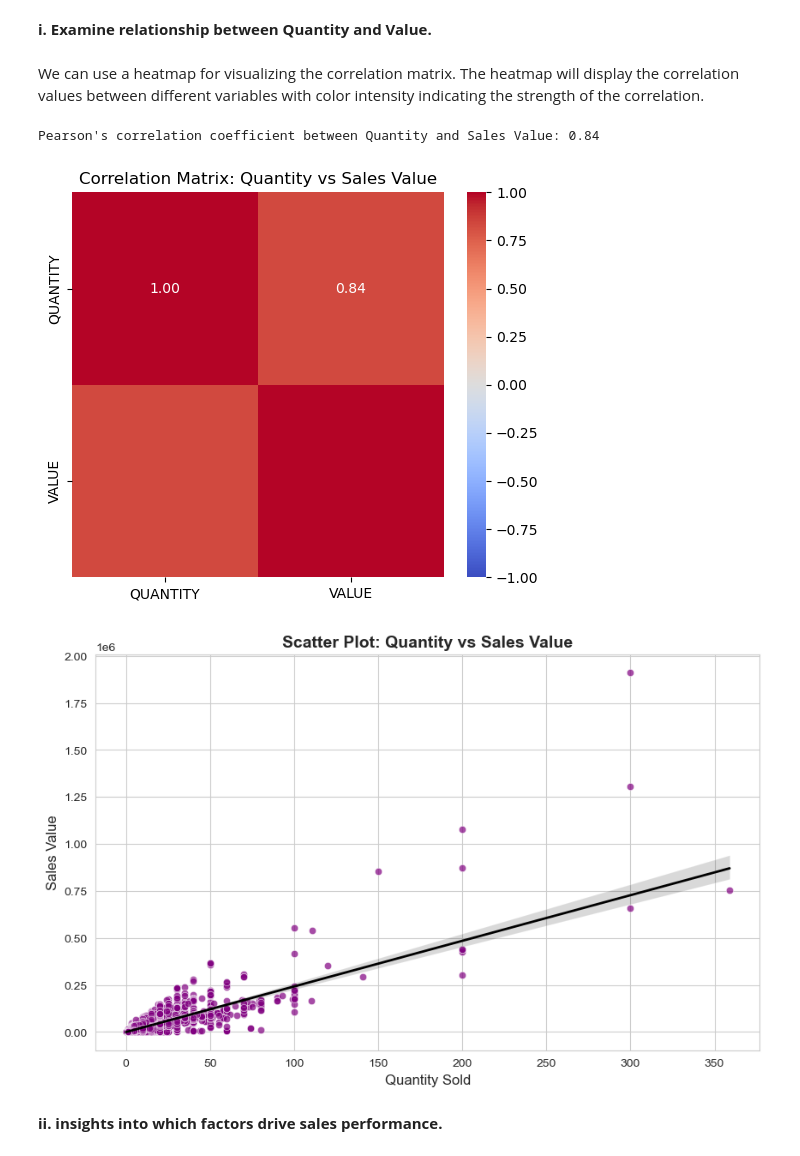
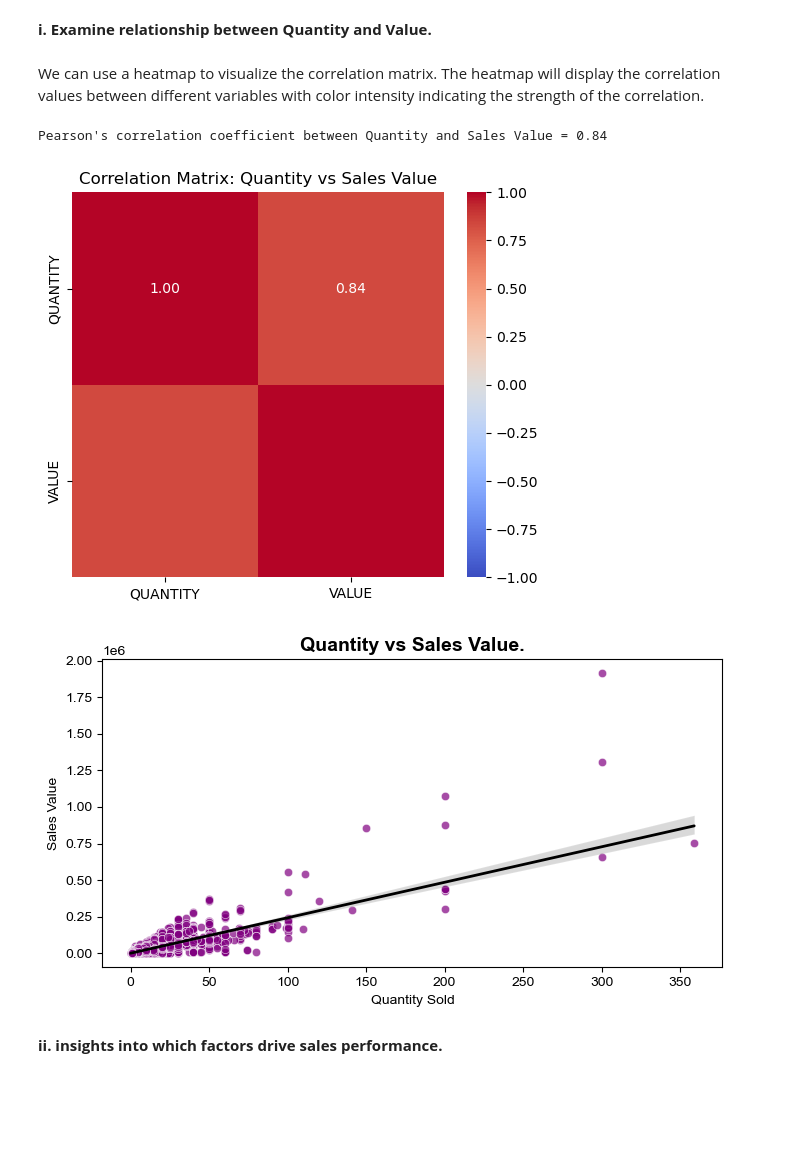
Before and after one commit to PaulMuniu/Kwanza-Tukule-Data-Analysis, a Jupyter notebook: Kwanza_Tukule.ipynb, the cells around one changed output. Drawn from its saved outputs; the diff is of its cells as text; code cells hidden in the pictures; blank space fills up the shorter version.

```diff
--- a/Kwanza_Tukule.ipynb
+++ b/Kwanza_Tukule.ipynb
@@ -813,54 +770,41 @@ Possible Reasons for Anomalies:
 # %% [markdown]
 **i. Examine relationship between Quantity and Value.**
 # %% [markdown]
-We can use a heatmap for visualizing the correlation matrix. The heatmap will display the correlation values between different variables with color intensity indicating the strength of the correlation.
+We can use a heatmap to visualize the correlation matrix. The heatmap will display the correlation values between different variables with color intensity indicating the strength of the correlation.
 # %%
-import seaborn as sns
-import matplotlib.pyplot as plt
 # Calculate Pearson's correlation coefficient
 correlation = data[['QUANTITY', 'VALUE']].corr().iloc[0, 1]
-print(f"Pearson's correlation coefficient between Quantity and Sales Value: {correlation:.2f}")
+print(f"Pearson's correlation coefficient between Quantity and Sales Value = {correlation:.2f}")
 
-# P
-
-# Compute the correlation matrix
+# correlation matrix
 correlation_matrix = data[['QUANTITY', 'VALUE']].corr()
 
-# Plot the correlation matrix using a heatmap
+# Plot the heatmap
 plt.figure(figsize=(6, 5))
 sns.heatmap(correlation_matrix, annot=True, cmap='coolwarm', fmt='.2f', vmin=-1, vmax=1, cbar=True)
 
 # Add title
 plt.title('Correlation Matrix: Quantity vs Sales Value')
-plt.show()
+plt.show();
 # %% [output]
-Pearson's correlation coefficient between Quantity and Sales Value: 0.84
+Pearson's correlation coefficient between Quantity and Sales Value = 0.84
 [figure]
 # %%
-import matplotlib.pyplot as plt
-import seaborn as sns
-
-# Set a modern style
+# Scatter plot
+plt.figure(figsize=(8, 4))
+sns.scatterplot(x='QUANTITY', y='VALUE', data=data, color='purple', alpha=0.7)
 sns.set_style("whitegrid")
 
-# Create the figure
-plt.figure(figsize=(10, 6))
-
-# Scatter plot with transparency
-sns.scatterplot(x='QUANTITY', y='VALUE', data=data, color='purple', alpha=0.7)
-
-# Add a linear regression line
+# Adding a linear regression line
 sns.regplot(x='QUANTITY', y='VALUE', data=data, scatter=False, color='black', line_kws={"linewidth": 2})
 
-# Add title and labels with improved formatting
-plt.title('Scatter Plot: Quantity vs Sales Value', fontsize=14, fontweight='bold')
-plt.xlabel('Quantity Sold', fontsize=12)
-plt.ylabel('Sales Value', fontsize=12)
-
-# Show the plot
-plt.show()
+# Labelling
+plt.title('Quantity vs Sales Value.', fontsize=14, fontweight='bold')
+plt.xlabel('Quantity Sold')
+plt.ylabel('Sales Value')
+plt.show();
 # %% [output]
-[figure, old version]
+[figure, new version]
 # %% [markdown]
 **ii. insights into which factors drive sales performance.**
 # %% [markdown]
```
Also changed, not shown: parts of 61 cells of this notebook.
